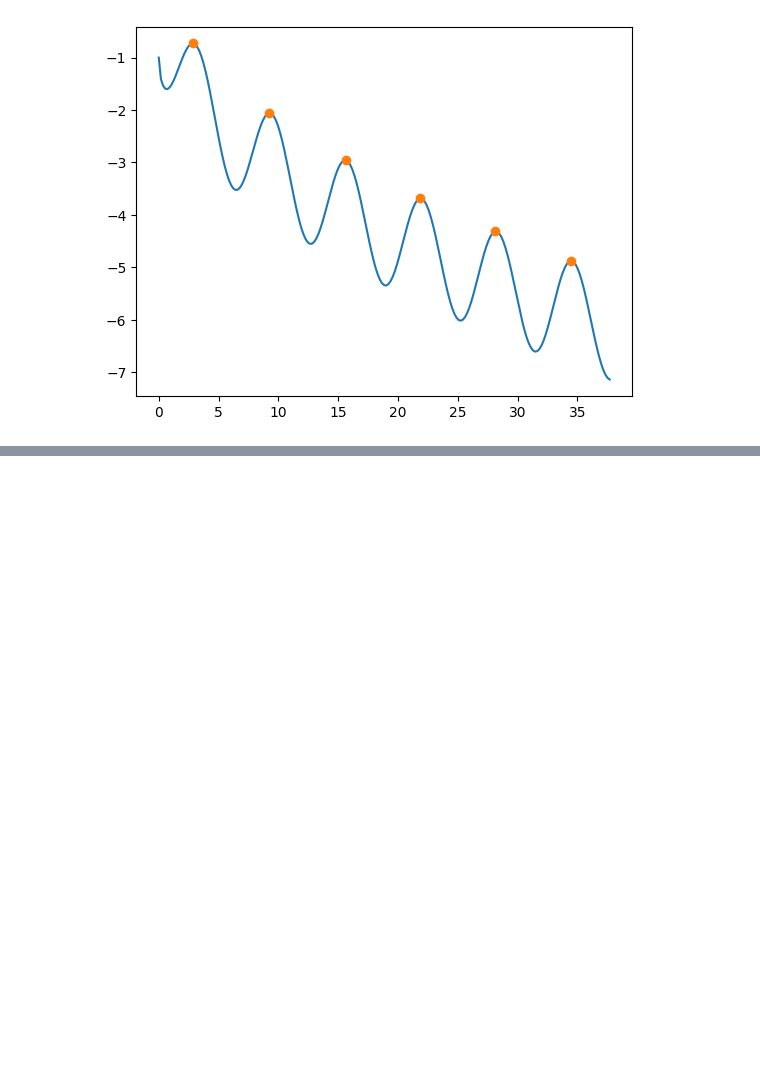
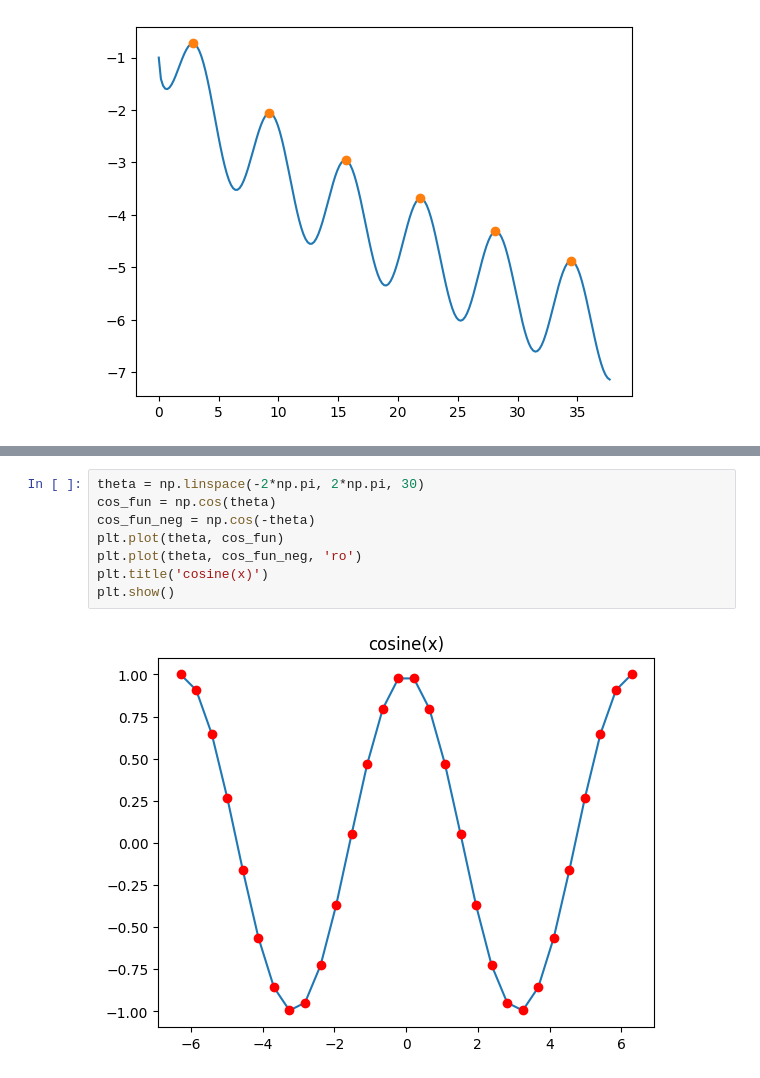
Before and after one commit to yaowenqiang/master_math_by_coding_in_python, a Jupyter notebook: differences.ipynb, the cells around one changed output, grey strips where cells are left out. Drawn from its saved outputs; the diff is of its cells as text; blank space fills up the shorter version.

```diff
--- a/differences.ipynb
+++ b/differences.ipynb
@@ -563,0 +584,10 @@ plt.show()
+# %%
+theta = np.linspace(-2*np.pi, 2*np.pi, 30)
+cos_fun = np.cos(theta)
+cos_fun_neg = np.cos(-theta)
+plt.plot(theta, cos_fun)
+plt.plot(theta, cos_fun_neg, 'ro')
+plt.title('cosine(x)')
+plt.show()
+# %% [output]
+[figure, added]
```
Also changed, not shown: parts of 3 cells of this notebook, 1 other file.
